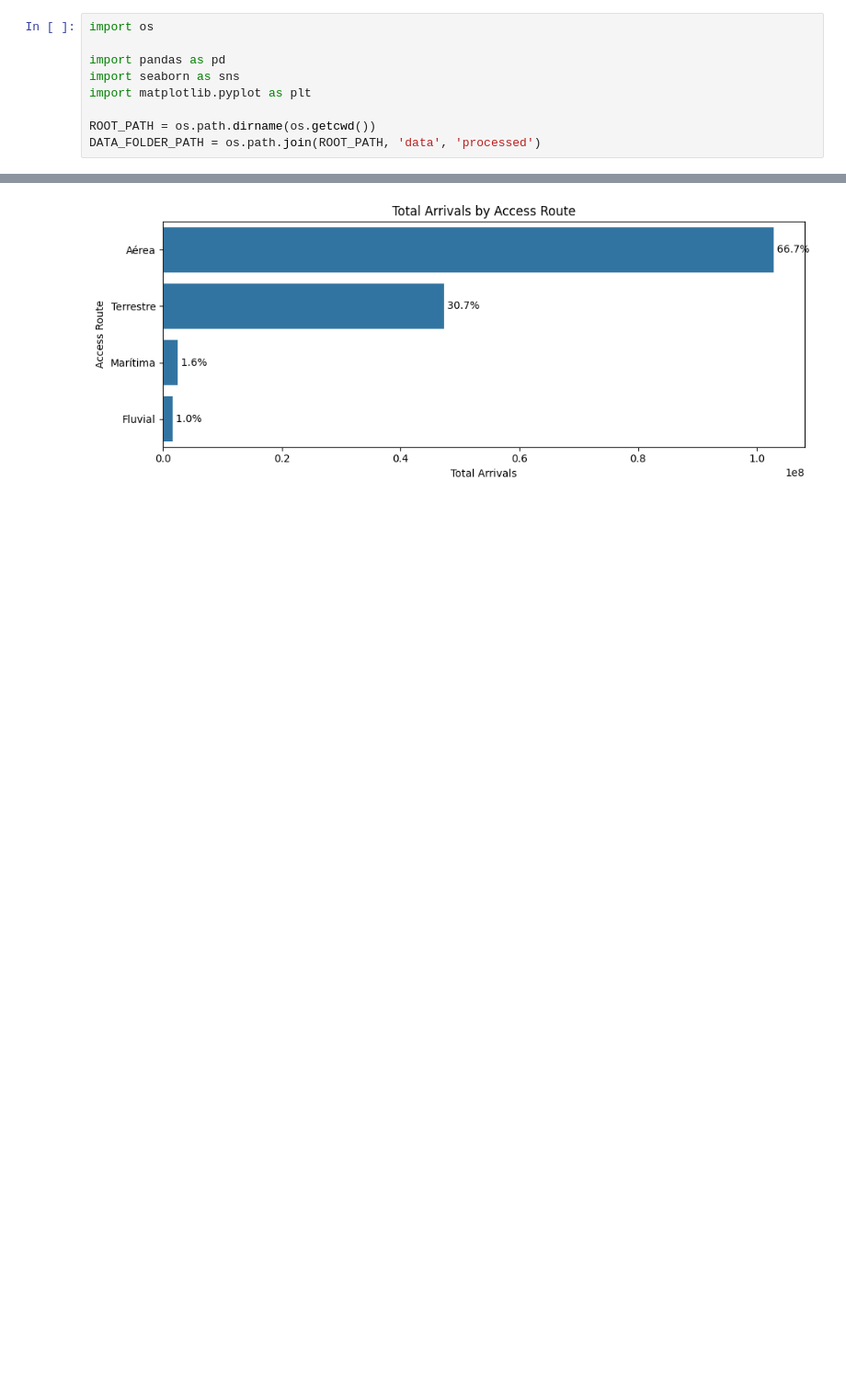
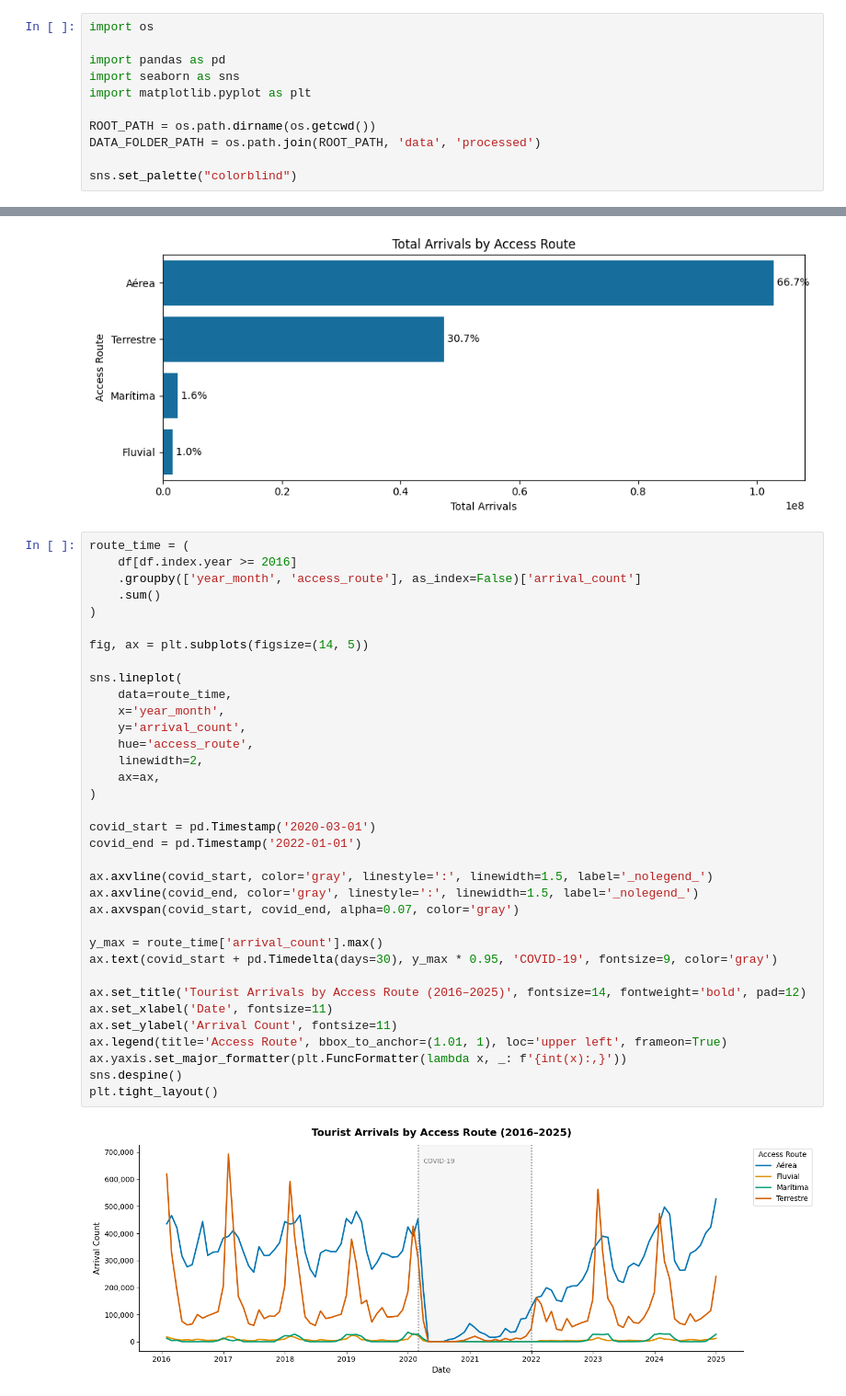
Before and after one commit to Gbrlmoraes/brazil_tourism_forecasting_benchmark, a Jupyter notebook: notebooks/3_exploratory_data_analysis.ipynb, the cells around one changed output, grey strips where cells are left out. Shown at 92% size. Cells and saved outputs as stored; diff of their text form; blank space fills up the shorter version.

```diff
--- a/notebooks/3_exploratory_data_analysis.ipynb
+++ b/notebooks/3_exploratory_data_analysis.ipynb
@@ -9,6 +9,8 @@ import matplotlib.pyplot as plt
 
 ROOT_PATH = os.path.dirname(os.getcwd())
 DATA_FOLDER_PATH = os.path.join(ROOT_PATH, 'data', 'processed')
+
+sns.set_palette("colorblind")
 # %% [markdown]
 ## Data Import
 # %%
@@ -50,3 +55,40 @@ for i, (count, pct) in enumerate(
 plt.tight_layout()
 # %% [output]
 [figure]
+# %%
+route_time = (
+    df[df.index.year >= 2016]
+    .groupby(['year_month', 'access_route'], as_index=False)['arrival_count']
+    .sum()
+)
+
+fig, ax = plt.subplots(figsize=(14, 5))
+
+sns.lineplot(
+    data=route_time,
+    x='year_month',
+    y='arrival_count',
+    hue='access_route',
+    linewidth=2,
+    ax=ax,
+)
+
+covid_start = pd.Timestamp('2020-03-01')
+covid_end = pd.Timestamp('2022-01-01')
+
+ax.axvline(covid_start, color='gray', linestyle=':', linewidth=1.5, label='_nolegend_')
+ax.axvline(covid_end, color='gray', linestyle=':', linewidth=1.5, label='_nolegend_')
+ax.axvspan(covid_start, covid_end, alpha=0.07, color='gray')
+
+y_max = route_time['arrival_count'].max()
+ax.text(covid_start + pd.Timedelta(days=30), y_max * 0.95, 'COVID-19', fontsize=9, color='gray')
+
+ax.set_title('Tourist Arrivals by Access Route (2016–2025)', fontsize=14, fontweight='bold', pad=12)
+ax.set_xlabel('Date', fontsize=11)
+ax.set_ylabel('Arrival Count', fontsize=11)
+ax.legend(title='Access Route', bbox_to_anchor=(1.01, 1), loc='upper left', frameon=True)
+ax.yaxis.set_major_formatter(plt.FuncFormatter(lambda x, _: f'{int(x):,}'))
+sns.despine()
+plt.tight_layout()
+# %% [output]
+[figure, added]
```
Also changed, not shown: parts of 20 cells of this notebook.
